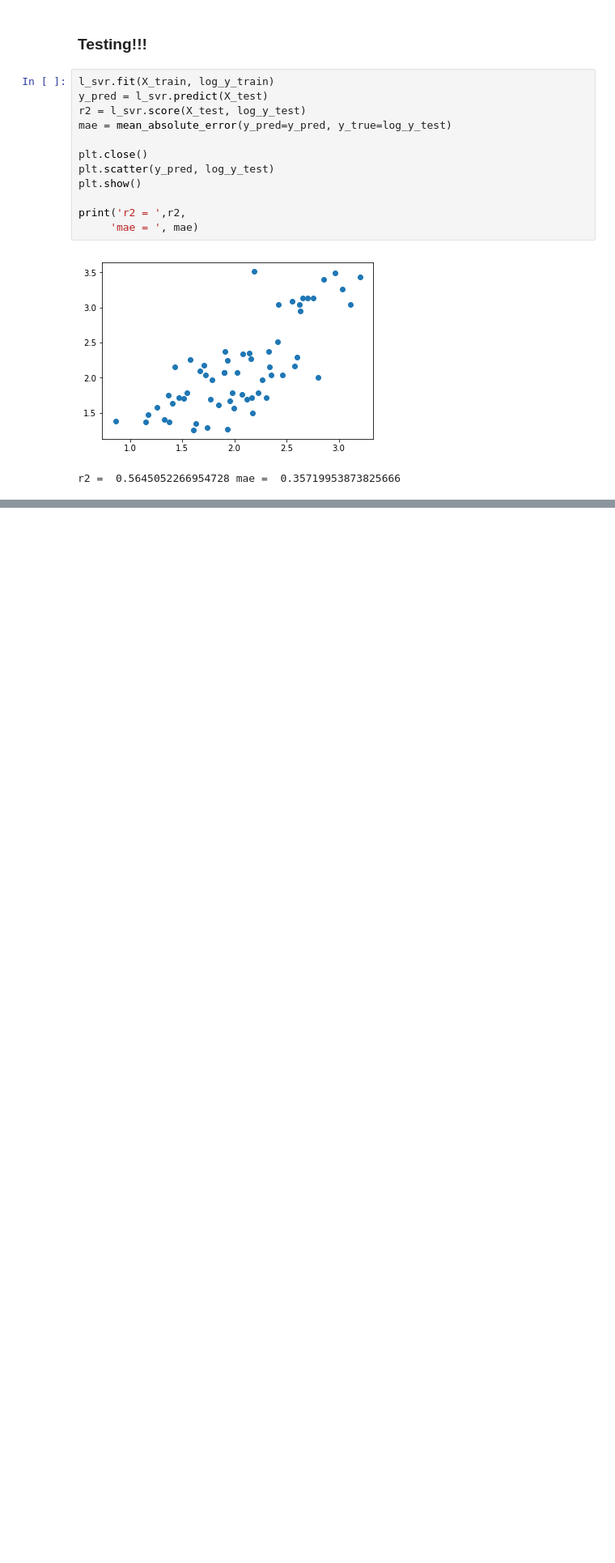
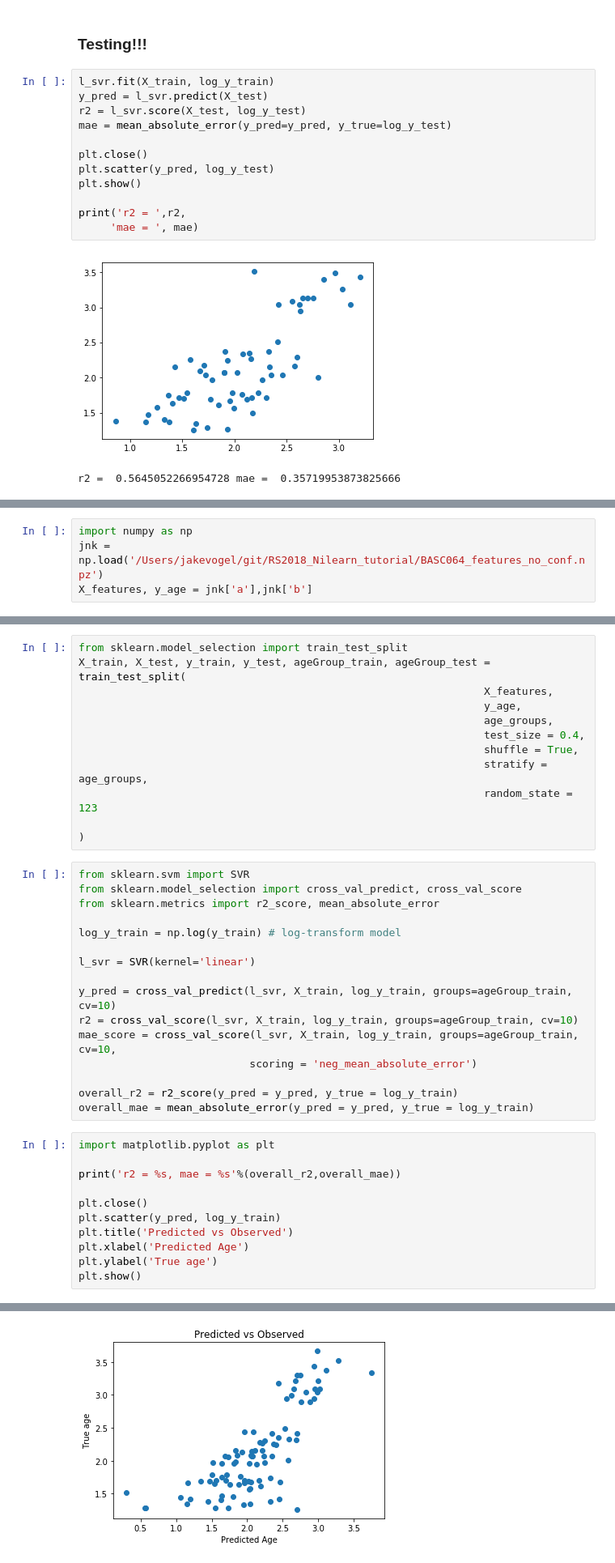
Before and after one commit to illdopejake/RS2018_Nilearn_tutorial, a Jupyter notebook: DeNovo_age_prediction.ipynb, the cells around one changed output, grey strips where cells are left out. Shown at 81% size. Cells and saved outputs as stored; diff of their text form; blank space fills up the shorter version.

Commit message:
just need to put the finishing touches on the graphs

```diff
--- a/DeNovo_age_prediction.ipynb
+++ b/DeNovo_age_prediction.ipynb
@@ -471,0 +488,4 @@ r2 =  0.5645052266954728 mae =  0.35719953873825666
+# %%
+import numpy as np
+jnk = np.load('/Users/jakevogel/git/RS2018_Nilearn_tutorial/BASC064_features_no_conf.npz')
+X_features, y_age = jnk['a'],jnk['b']
@@ -471,0 +502,39 @@ r2 =  0.5645052266954728 mae =  0.35719953873825666
+# %%
+from sklearn.model_selection import train_test_split
+X_train, X_test, y_train, y_test, ageGroup_train, ageGroup_test = train_test_split(
+                                                                X_features,
+                                                                y_age,
+                                                                age_groups,
+                                                                test_size = 0.4,
+                                                                shuffle = True,
+                                                                stratify = age_groups,
+                                                                random_state = 123
+                                                                                   )
+# %%
+from sklearn.svm import SVR
+from sklearn.model_selection import cross_val_predict, cross_val_score
+from sklearn.metrics import r2_score, mean_absolute_error
+
+log_y_train = np.log(y_train) # log-transform model
+
+l_svr = SVR(kernel='linear')
+
+y_pred = cross_val_predict(l_svr, X_train, log_y_train, groups=ageGroup_train, cv=10)
+r2 = cross_val_score(l_svr, X_train, log_y_train, groups=ageGroup_train, cv=10)
+mae_score = cross_val_score(l_svr, X_train, log_y_train, groups=ageGroup_train, cv=10,
+                           scoring = 'neg_mean_absolute_error')
+
+overall_r2 = r2_score(y_pred = y_pred, y_true = log_y_train)
+overall_mae = mean_absolute_error(y_pred = y_pred, y_true = log_y_train)
+# %%
+import matplotlib.pyplot as plt
+
+print('r2 = %s, mae = %s'%(overall_r2,overall_mae))
+
+plt.close()
+plt.scatter(y_pred, log_y_train)
+plt.title('Predicted vs Observed')
+plt.xlabel('Predicted Age')
+plt.ylabel('True age')
+plt.show()
+# %% [output]
@@ -471,0 +542 @@ r2 =  0.5645052266954728 mae =  0.35719953873825666
+[figure, added]
```
Also changed, not shown: parts of 11 cells of this notebook, 1 other file.
